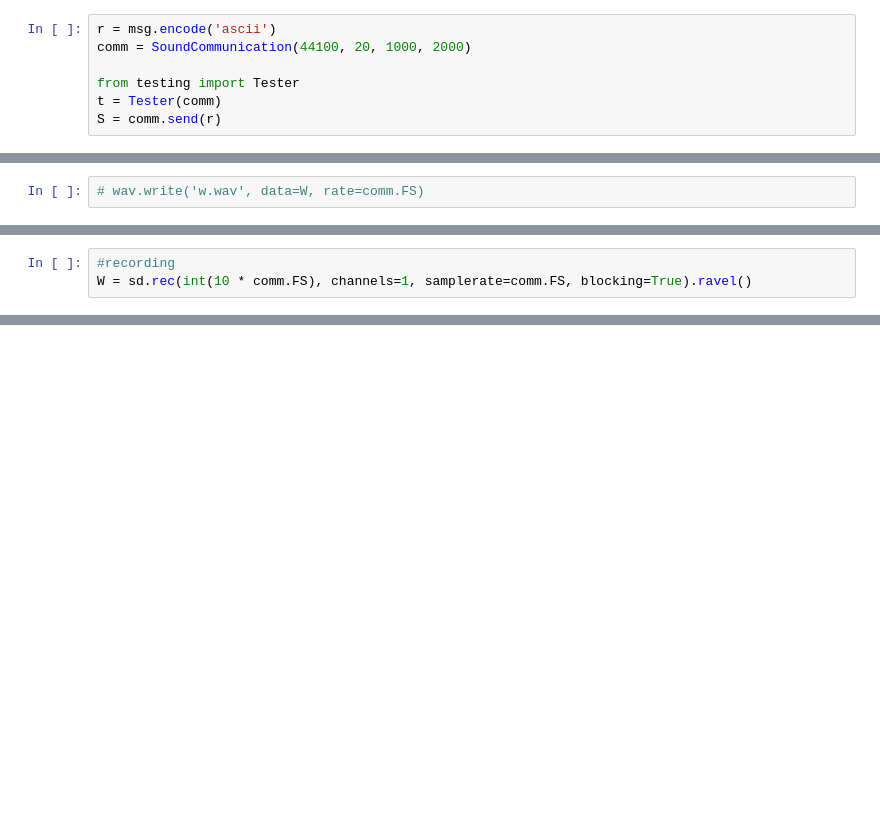
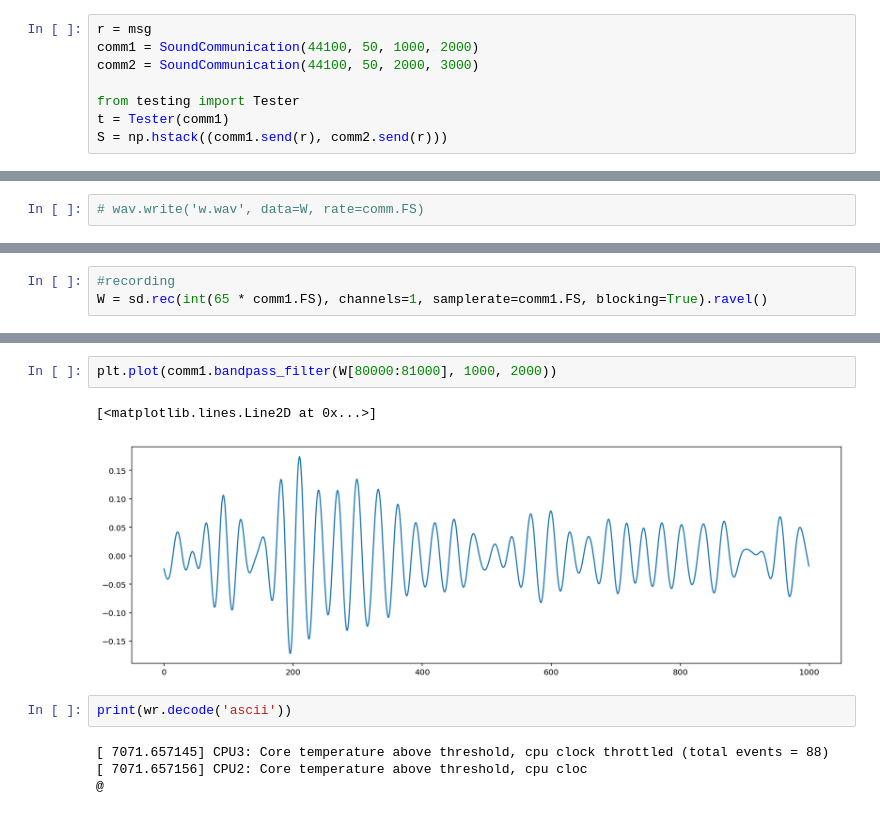
Before and after one commit to korel-one/over_the_air, a Jupyter notebook: OverTheAir PAM.ipynb, the cells around one changed output, grey strips where cells are left out. Drawn from its saved outputs; the diff is of its cells as text; blank space fills up the shorter version.

```diff
--- a/OverTheAir PAM.ipynb
+++ b/OverTheAir PAM.ipynb
@@ -23,8 +29,9 @@ msg = """
 # %%
-r = msg.encode('ascii')
-comm = SoundCommunication(44100, 20, 1000, 2000)
+r = msg
+comm1 = SoundCommunication(44100, 50, 1000, 2000)
+comm2 = SoundCommunication(44100, 50, 2000, 3000)
 
 from testing import Tester
-t = Tester(comm)
-S = comm.send(r)
+t = Tester(comm1)
+S = np.hstack((comm1.send(r), comm2.send(r)))
 # %%
@@ -39,3 +46,3 @@ sd.play(t.pad(S), samplerate=comm.FS)
 # %%
 #recording
-W = sd.rec(int(10 * comm.FS), channels=1, samplerate=comm.FS, blocking=True).ravel()
+W = sd.rec(int(65 * comm1.FS), channels=1, samplerate=comm1.FS, blocking=True).ravel()
@@ -89,0 +65,11 @@ t.diff(wr[:len(r)], r)
+# %%
+plt.plot(comm1.bandpass_filter(W[80000:81000], 1000, 2000))
+# %% [output]
+[<matplotlib.lines.Line2D at 0x...>]
+[figure, added]
+# %%
+print(wr.decode('ascii'))
+# %% [output]
+[ 7071.657145] CPU3: Core temperature above threshold, cpu clock throttled (total events = 88)
+[ 7071.657156] CPU2: Core temperature above threshold, cpu cloc
+@
```
Also changed, not shown: parts of 8 cells of this notebook, 1 other file.
